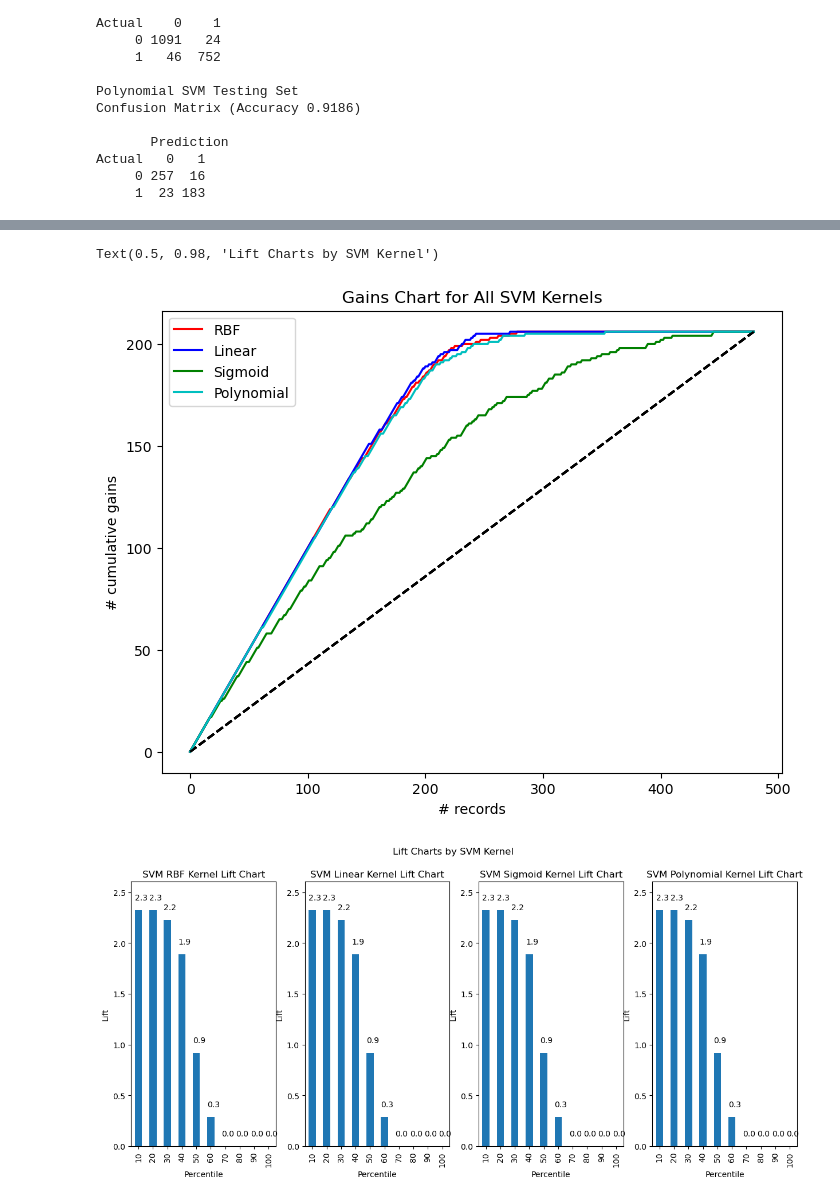
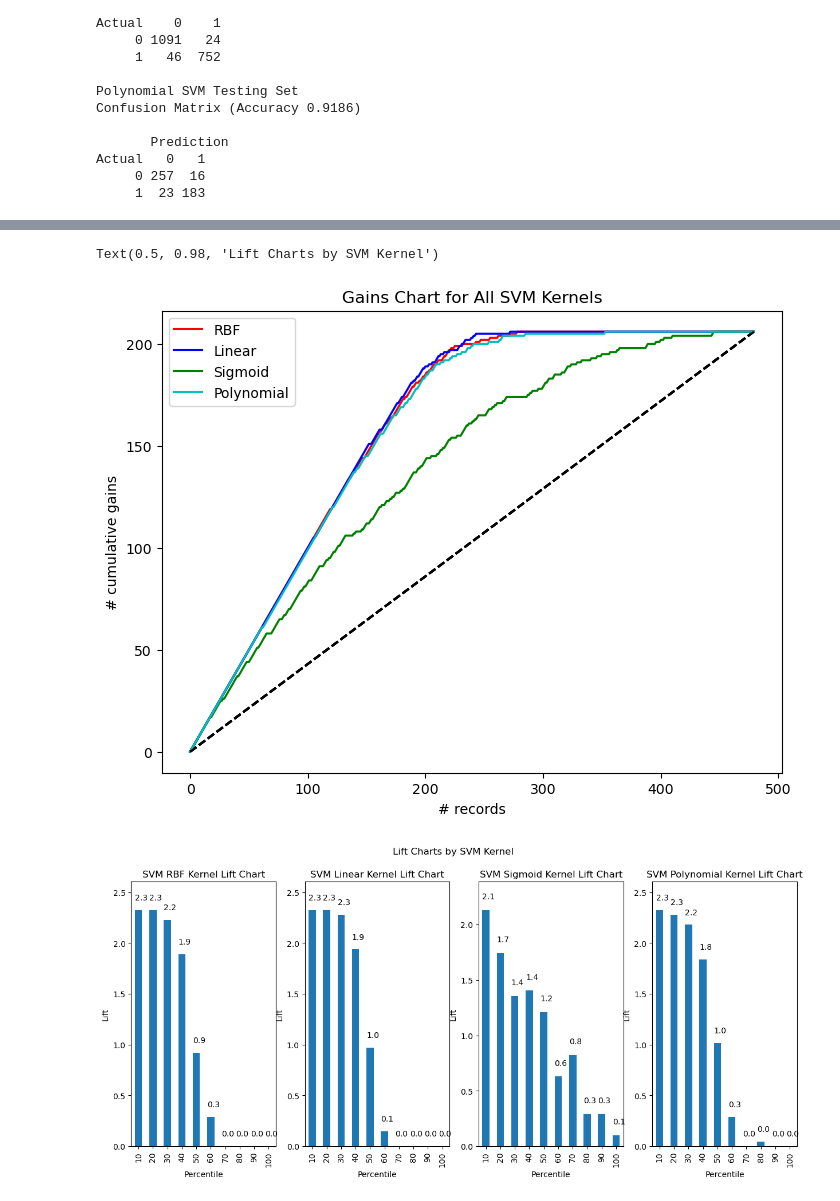
Before and after one commit to kmattingly8/ANA500.v2, a Jupyter notebook: ANA500 Project.ipynb, the cells around one changed output, grey strips where cells are left out. Drawn from its saved outputs; the diff is of its cells as text; code cells hidden in the pictures.

Commit message:
Week 3 v3
Added comparisons between LogReg & SVM Linear, etc.

```diff
--- a/ANA500 Project.ipynb
+++ b/ANA500 Project.ipynb
@@ -1020,0 +1038,11 @@ plt.show()
+# %%
+#Drop variables that had parameters closest to zero (i.e. between 0.4 to -0.4) in previous Logistic Regression model
+
+x_train_scaled2 = pd.DataFrame(x_train_scaled, columns = x_train.columns)
+x_test_scaled2 = pd.DataFrame(x_test_scaled, columns = x_test.columns)
+
+for set_ in (x_train_scaled2, x_test_scaled2):
+    set_.drop(["Eth_Asian", "Age", "Volunteering", "ParentalEducation", "Gender", "Eth_Black", "Eth_Latino"], axis=1, inplace=True)
+
+print("x_train_scaled2.shape: ", x_train_scaled2.shape)
+print("x_test_scaled2.shape: ", x_test_scaled2.shape)
@@ -1020,0 +1052,5 @@ plt.show()
+# %%
+# Train Logistic Regression Model to Reduced Dataset
+
+logit_reg2 = LogisticRegression(penalty = "l2", C = 1e42, solver = "liblinear")
+logit_reg2.fit(x_train_scaled2, y_train)
@@ -1166,25 +1440,25 @@ svmpoly_results = svmpoly_results.sort_values(by = ["p(1)"], ascending = False)
 # %%
 # Gains Chart for all SVM Models
 
 fig, ax = plt.subplots(figsize = (8,6))
 gainsChart(svmrbf_results["Actual"], label = "RBF", color = "r", ax = ax)
 gainsChart(svmlin_results["Actual"], label = "Linear", color = "b", ax = ax)
 gainsChart(svmsig_results["Actual"], label = "Sigmoid", color = "g", ax = ax)
 gainsChart(svmpoly_results["Actual"], label = "Polynomial", color = "c", ax = ax)
 plt.legend()
 plt.title("Gains Chart for All SVM Kernels")
 
 # Lift Charts
 fig, axes = plt.subplots(
 nrows = 1,
 ncols = 4,
 figsize = (15,6))
 liftChart(svmrbf_results["Actual"], title = "SVM RBF Kernel Lift Chart", ax = axes[0])
-liftChart(svmrbf_results["Actual"], title = "SVM Linear Kernel Lift Chart", ax = axes[1])
-liftChart(svmrbf_results["Actual"], title = "SVM Sigmoid Kernel Lift Chart", ax = axes[2])
-liftChart(svmrbf_results["Actual"], title = "SVM Polynomial Kernel Lift Chart", ax = axes[3])
+liftChart(svmlin_results["Actual"], title = "SVM Linear Kernel Lift Chart", ax = axes[1])
+liftChart(svmsig_results["Actual"], title = "SVM Sigmoid Kernel Lift Chart", ax = axes[2])
+liftChart(svmpoly_results["Actual"], title = "SVM Polynomial Kernel Lift Chart", ax = axes[3])
 fig.suptitle("Lift Charts by SVM Kernel")
 # %% [output]
 Text(0.5, 0.98, 'Lift Charts by SVM Kernel')
 [figure]
-[figure, old version]
+[figure, new version]
```
Also changed, not shown: parts of 20 cells of this notebook.
